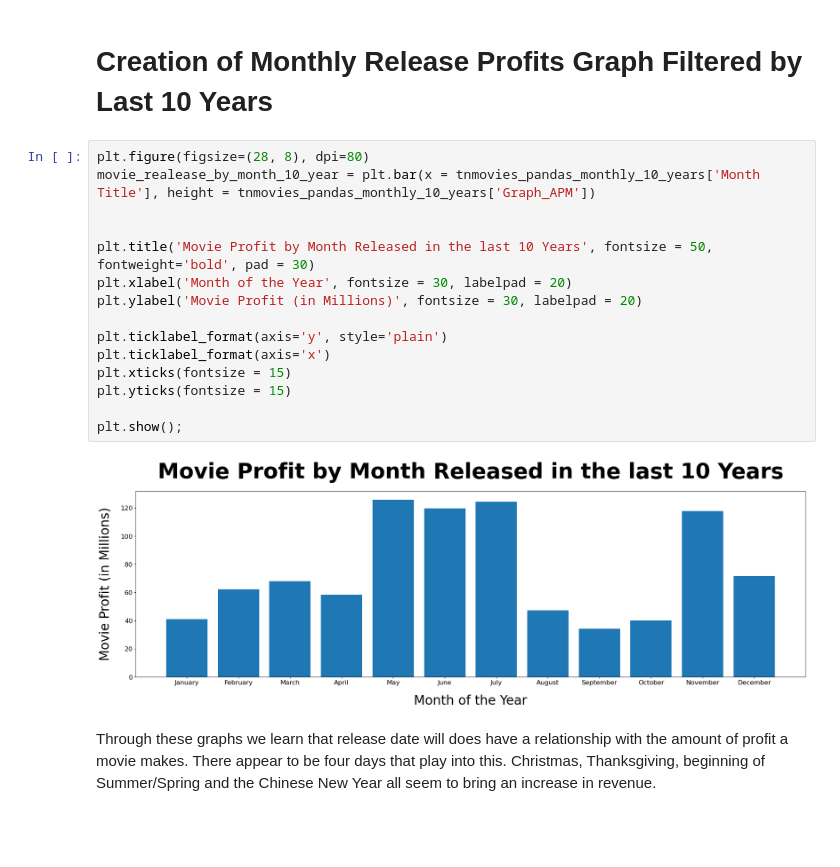
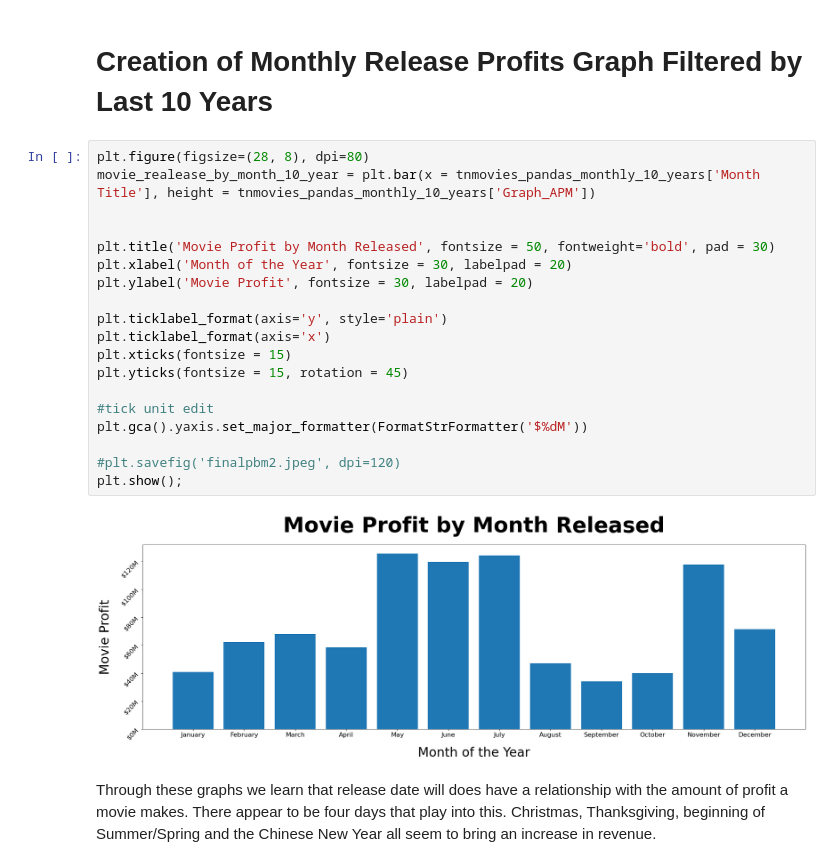
Before and after one commit to JordanMang/phase_1_id10t_team, a Jupyter notebook: working_jupyter_notebooks/Jordan_Release_Date_Notebook.ipynb, the cells around one changed output. Drawn from its saved outputs; the diff is of its cells as text; blank space fills up the shorter version.

Commit message:
End of Day Commit Edits to Jordan Release Notebook

```diff
--- a/working_jupyter_notebooks/Jordan_Release_Date_Notebook.ipynb
+++ b/working_jupyter_notebooks/Jordan_Release_Date_Notebook.ipynb
@@ -341,19 +341,23 @@ plt.show();
 # %%
 plt.figure(figsize=(28, 8), dpi=80)
 movie_realease_by_month_10_year = plt.bar(x = tnmovies_pandas_monthly_10_years['Month Title'], height = tnmovies_pandas_monthly_10_years['Graph_APM'])
 
 
-plt.title('Movie Profit by Month Released in the last 10 Years', fontsize = 50, fontweight='bold', pad = 30)
+plt.title('Movie Profit by Month Released', fontsize = 50, fontweight='bold', pad = 30)
 plt.xlabel('Month of the Year', fontsize = 30, labelpad = 20)
-plt.ylabel('Movie Profit (in Millions)', fontsize = 30, labelpad = 20)
+plt.ylabel('Movie Profit', fontsize = 30, labelpad = 20)
 
 plt.ticklabel_format(axis='y', style='plain')
 plt.ticklabel_format(axis='x')
 plt.xticks(fontsize = 15)
-plt.yticks(fontsize = 15)
+plt.yticks(fontsize = 15, rotation = 45)
 
+#tick unit edit
+plt.gca().yaxis.set_major_formatter(FormatStrFormatter('$%dM'))
+
+#plt.savefig('finalpbm2.jpeg', dpi=120)
 plt.show();
 # %% [output]
-[figure, old version]
+[figure, new version]
 # %% [markdown]
 Through these graphs we learn that release date will does have a relationship with the amount of profit a movie makes. There appear to be four days that play into this. Christmas, Thanksgiving, beginning of Summer/Spring and the Chinese New Year all seem to bring an increase in revenue.
```
Also changed, not shown: parts of 1 cell of this notebook.
